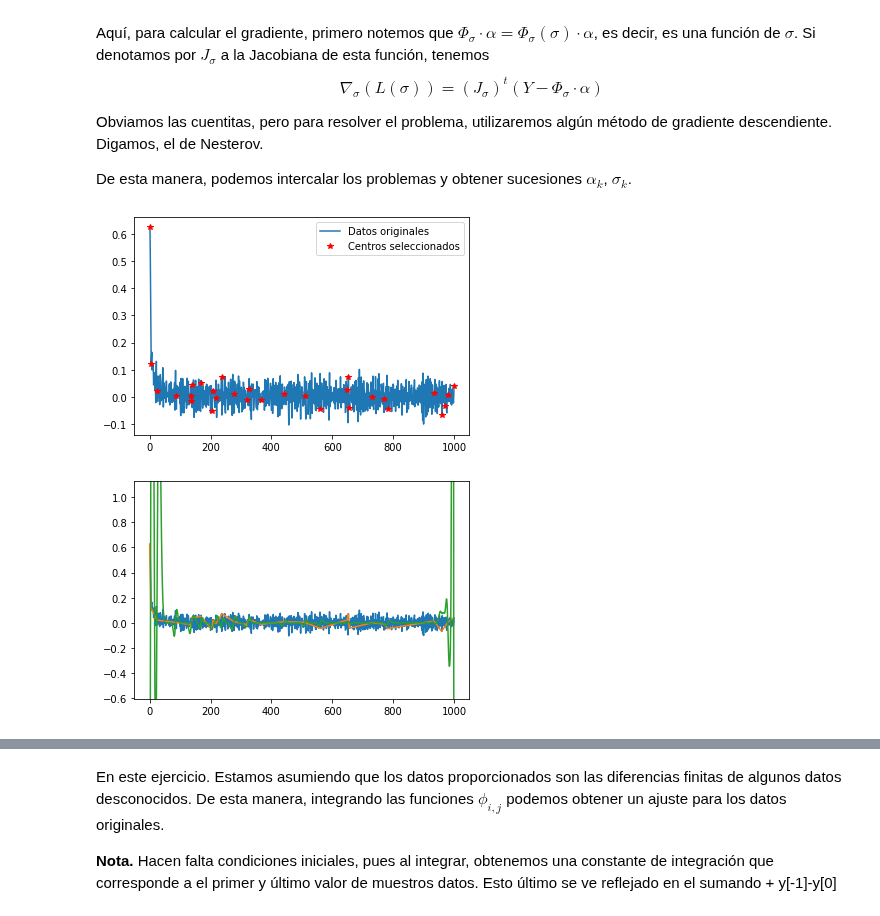
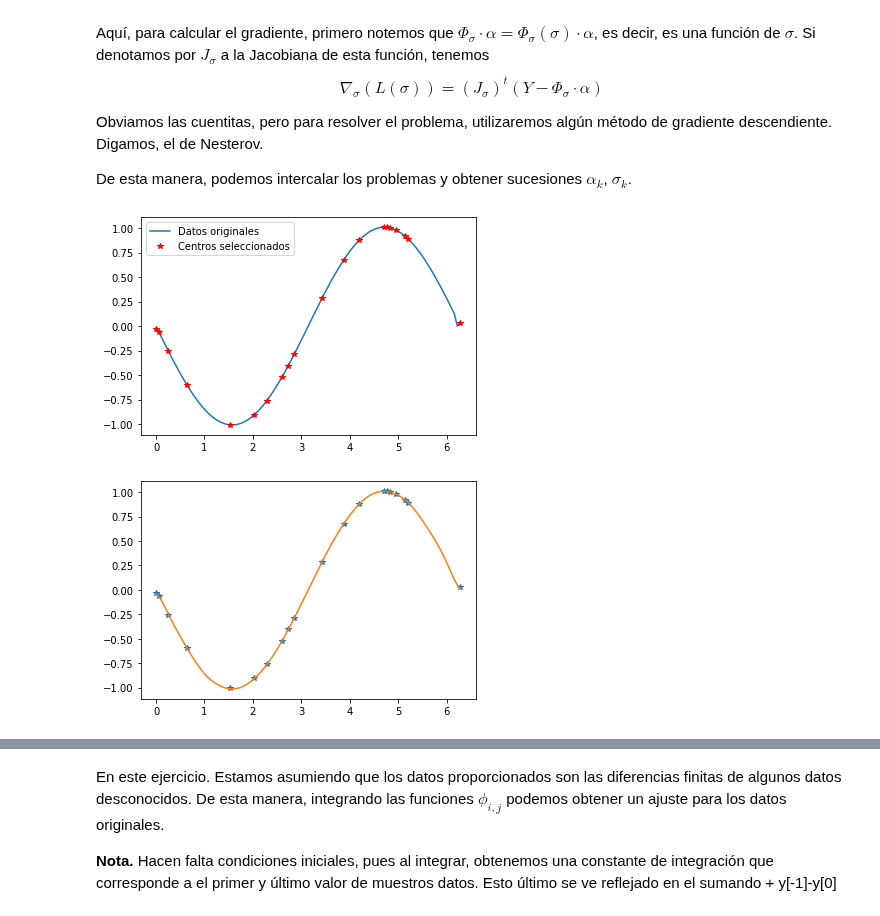
Before and after one commit to JairEsc/Mat_Apl_2, a Jupyter notebook: ML_T1.ipynb, the cells around one changed output, grey strips where cells are left out. Drawn from its saved outputs; the diff is of its cells as text; code cells hidden in the pictures.

```diff
--- a/ML_T1.ipynb
+++ b/ML_T1.ipynb
@@ -35,42 +35,44 @@ import matplotlib.pyplot as plt
 # %%
 #GD Nesterov-----------------------------------
 def GD_N(theta,alpha,eta,nIter, grad,stop_crit=10**(-4)):
     p     = np.zeros(theta.shape)
     Theta=[theta]
     for t in range(nIter):
         pre_theta = theta - 2.0*alpha*p
         g = grad(pre_theta)
         p = 0.5*(g + eta*p)
         if(np.linalg.norm(g)<stop_crit):
             break
         theta = theta - alpha*p
         Theta.append(theta)
     return Theta[-1]
 #-----------------------------------
 #Datos---------------------Los generamos por comodidad.
 np.random.seed(0)
-n=1000
-x=np.linspace(1,n,n)
-y=np.log(x)+np.random.normal(0,.05,size=len(x))
+n=100
+x=np.linspace(0,2*np.pi,n)
+y=np.cos(x)+np.random.normal(0,0,size=len(x))
 from numpy.random import default_rng
-m=30
-x_m=[0]*m
-x_m[0]=int(x[0]-1)
-x_m[-1]=int(x[-1]-1)
-x_m[1:-1]=np.sort(default_rng().choice(np.arange(1, len(x)-1), size=m-2, replace=False))
+m=20
+x_m2=[0]*m
+x_m2[0]=0
+x_m2[-1]=len(x)-1
+x_m2[1:-1]=np.sort(default_rng().choice(np.arange(1, len(x)-1), size=m-2, replace=False))
+x_m=x[x_m2]
 #Diferencias finitas.-------------
 y_p=np.zeros(n)
-y_p[0]=y[1]-y[0]
+y_p[0]=(y[1]-y[0])
 y_p[-1]=y[-1]-y[-2]
 y_p[1:-2]=(y[2:-1]-y[0:-3])/2
+y_p=y_p*n/(2*np.pi)
 plt.plot(x,y_p,label='Datos originales')
-plt.plot(x_m,y_p[x_m],"r*",label='Centros seleccionados')
+plt.plot(x_m,y_p[x_m2],"r*",label='Centros seleccionados')
 plt.legend()
 plt.show()
 #Le vamos a ajustar a los datos y_p.
 #-----------------------------
 # %% [output]
-[figure, old version]
+[figure, new version]
 # %%
 #Matriz Phi--------------------------------
 def matriz_phi_sigma(sigma):
@@ -99,32 +101,37 @@ def F_p_ajuste(sigma,alpha,z):
     for j in range(m):
         sum+=alpha[j]*np.exp(-(1/(2*sigma[j]**2))*(z-x_m[j])**2)*(-(z -x_m[j] ))/(sigma[j]**2)
     return sum
-def rutina(nIter,sigma_0,alpha_0):#Repetir los ajustes alternados.
+def rutina(nIter,sigma_0,alpha_0,stop=10**(-3)):#Repetir los ajustes alternados.
+    error=10
     for r in range(nIter):
+        if(error<=stop):
+            print("Criterio de paro")
+            break;
         alpha_0=solve_for_alphas(matriz_phi_sigma(sigma_0))
         def grad_alpha(sigma):
             return np.dot(-J_sigma_phi(sigma=sigma,alpha=alpha_0).T,(y_p-np.dot(matriz_phi_sigma(sigma=sigma),alpha_0)))
-        sigma_0=GD_N(theta=sigma_0,alpha=0.001,eta=0.9,nIter=k, grad=grad_alpha,stop_crit=10**(-6))# Llamar a Nesterov 15 veces
+        sigma_0=GD_N(theta=sigma_0,alpha=0.000000000001,eta=0.9,nIter=k, grad=grad_alpha,stop_crit=10**(-6))# Llamar a Nesterov 15 veces
+        error=np.linalg.norm(y_p-np.dot(matriz_phi_sigma(sigma=sigma_0),alpha_0))
     def F_p_ajuste_a_s(W):#Vectorizacion
        R=[]
        for w in W:
            R.append(F_p_ajuste(sigma=sigma_0,alpha=alpha_0,z=w))
        return np.array(R)
-    plt.plot(x,y_p)
-    plt.plot(x_m,y_p[x_m])
+    #plt.plot(x,y_p)
+    plt.plot(x_m,y_p[x_m2],'*')
     plt.plot(x,F_p_ajuste_a_s(x))
-    plt.axis(ymin=min(y_p)-0.5,ymax=max(y_p)+0.5)
+    #plt.axis(ymin=min(y_p)-0.5,ymax=max(y_p)+0.5)
     plt.show()
     return alpha_0,sigma_0
 #----------------------------------------
 #Condiciones iniciales------------
-sigma_0=np.random.normal(5,1,size=m)#A ojo
+sigma_0=np.random.normal(1,0.005,size=m)#A ojo
 alpha_0=np.repeat(1,m)#Suma de derivadas de Gaussianas
-k=15   #Numero de iteraciones de gradiente descendiente
+k=5   #Numero de iteraciones de gradiente descendiente
 #-------------------------
-alpha_0,sigma_0=rutina(nIter=10,sigma_0=sigma_0,alpha_0=alpha_0)
+alpha_0,sigma_0=rutina(nIter=12,sigma_0=sigma_0,alpha_0=alpha_0)
 # %% [output]
-[figure, old version]
+[figure, new version]
 # %%
 print(alpha_0)
 print(sigma_0)
```
Also changed, not shown: parts of 3 cells of this notebook.
